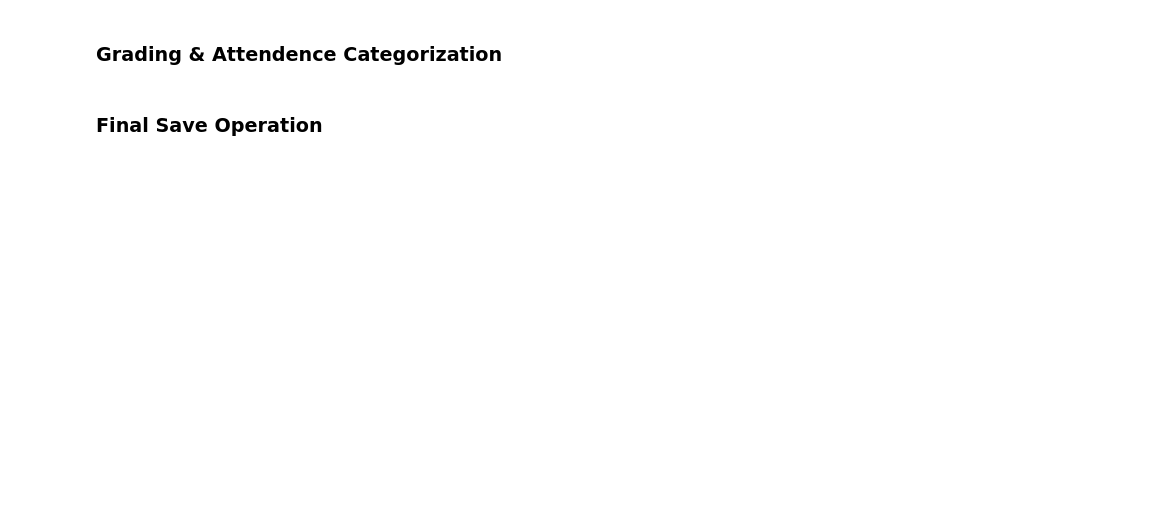
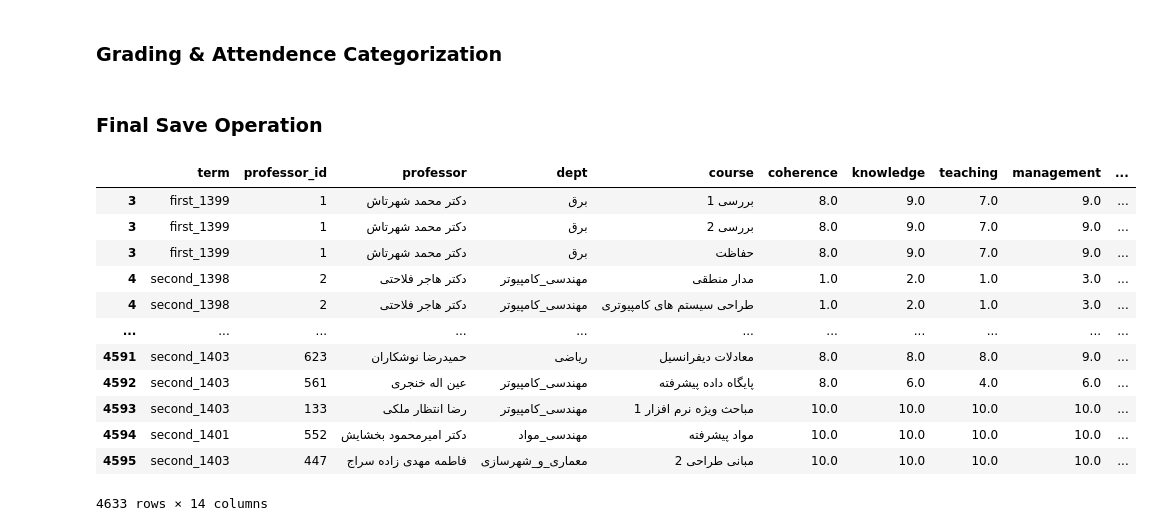
Before and after one commit to aminnademi/Elmosyar, a Jupyter notebook: Cleaning.ipynb, the cells around one changed output. Drawn from its saved outputs; the diff is of its cells as text; code cells hidden in the pictures; blank space fills up the shorter version.

```diff
--- a/Cleaning.ipynb
+++ b/Cleaning.ipynb
@@ -491,0 +487,20 @@ dfnn['professor_id'] = pd.factorize(dfnn['professor'])[0] + 1
+# %%
+def shallow_normalize(s: str) -> str:
+    if not isinstance(s, str):
+        return ""
+
+    s = s.strip().replace("\u200c", " ")
+    s = s.translate(PERSIAN_DIGIT_TRANSLATION)
+
+    s = _num_words_pat.sub(lambda m: NUMBER_WORDS[m.group(1)], s)
+
+    s = re.sub(r'([^\d\s])(\d)', r'\1 \2', s)
+    s = re.sub(r'(\d)([^\d\s])', r'\1 \2', s)
+
+    # فقط ها / های (بدون رشته خالی)
+    s = re.sub(r'(?<=[^\s])(های|ها)\b', r' \1', s)
+
+    s = re.sub(r'_+|[،,;/\\|؛]+', ' - ', s)
+    s = re.sub(r'\s*-\s*', ' - ', s)
+
+    return s.strip()
@@ -492,3 +696,6 @@ dfnn['professor_id'] = pd.factorize(dfnn['professor'])[0] + 1
+# %%
+dfnn["#course_name"] = dfnn["course_name"].apply(shallow_normalize)
+dfnn["course_normal"] = dfnn["#course_name"].apply(map_course)
 # %% [markdown]
 ### Grading & Attendence Categorization
 # %%
@@ -529,0 +731,26 @@ final.to_csv('cleaned.csv', index=False, encoding='utf-8-sig')
+# %%
+df_exploded = dfnn.assign(course=dfnn["course_normal"].str.split(" - ")).explode("course")
+
+final_cols = ['term', 'professor_id', 'professor', 'dept','course','coherence', 'knowledge',
+              'teaching','management', 'responsiveness', 'behavior', 'comment_text',
+              'attendance_status', 'grading_status']
+
+final = df_exploded[final_cols].copy()
+
+final.to_csv('cleaned.csv', index=False, encoding='utf-8-sig')
+# %%
+final
+# %% [output]
+|  | term | professor_id | professor | dept | course | coherence | knowledge | teaching | management | ... |
+| 3 | first_1399 | 1 | دکتر محمد شهرتاش | برق | بررسی 1 | 8.0 | 9.0 | 7.0 | 9.0 | ... |
+| 3 | first_1399 | 1 | دکتر محمد شهرتاش | برق | بررسی 2 | 8.0 | 9.0 | 7.0 | 9.0 | ... |
+| 3 | first_1399 | 1 | دکتر محمد شهرتاش | برق | حفاظت | 8.0 | 9.0 | 7.0 | 9.0 | ... |
+| 4 | second_1398 | 2 | دکتر هاجر فلاحتی | مهندسی_کامپیوتر | مدار منطقی | 1.0 | 2.0 | 1.0 | 3.0 | ... |
+| 4 | second_1398 | 2 | دکتر هاجر فلاحتی | مهندسی_کامپیوتر | طراحی سیستم های کامپیوتری | 1.0 | 2.0 | 1.0 | 3.0 | ... |
+| ... | ... | ... | ... | ... | ... | ... | ... | ... | ... | ... |
+| 4591 | second_1403 | 623 | حمیدرضا نوشکاران | ریاضی | معادلات دیفرانسیل | 8.0 | 8.0 | 8.0 | 9.0 | ... |
+| 4592 | second_1403 | 561 | عین اله خنجری | مهندسی_کامپیوتر | پایگاه داده پیشرفته | 8.0 | 6.0 | 4.0 | 6.0 | ... |
+| 4593 | second_1403 | 133 | رضا انتظار ملکی | مهندسی_کامپیوتر | مباحث ویژه نرم افزار 1 | 10.0 | 10.0 | 10.0 | 10.0 | ... |
+| 4594 | second_1401 | 552 | دکتر امیرمحمود بخشایش | مهندسی_مواد | مواد پیشرفته | 10.0 | 10.0 | 10.0 | 10.0 | ... |
+| 4595 | second_1403 | 447 | فاطمه مهدی زاده سراج | معماری_و_شهرسازی | مبانی طراحی 2 | 10.0 | 10.0 | 10.0 | 10.0 | ... |
+4633 rows × 14 columns
```
Also changed, not shown: parts of 36 cells of this notebook, 2 other files.
